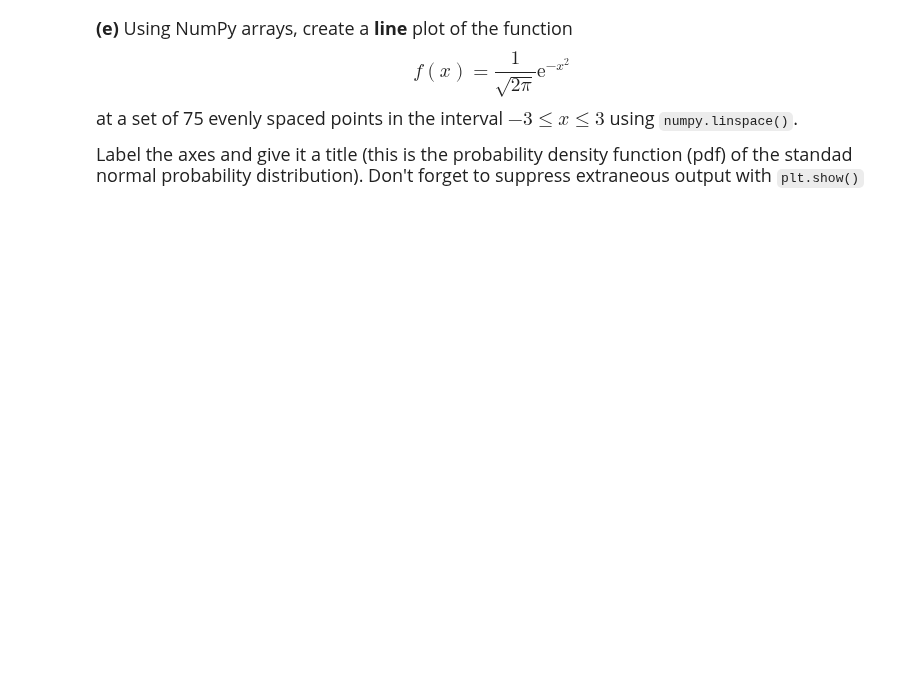
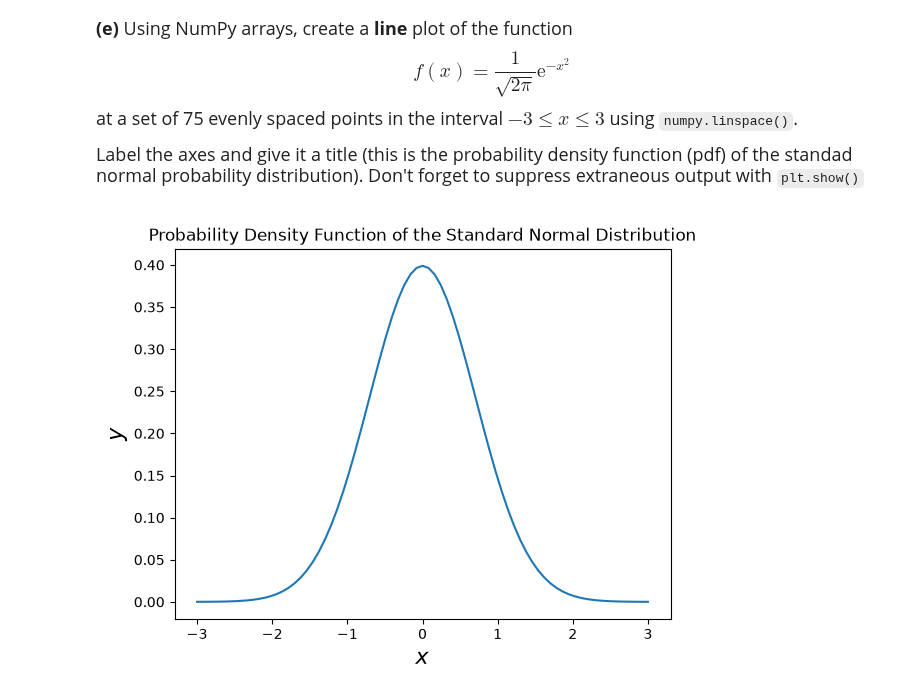
Before and after one commit to hpjay17/datasci151fall2026, a Jupyter notebook: _assignments/assignment_3/Assignment3.ipynb, the cells around one changed output. Drawn from its saved outputs; the diff is of its cells as text; code cells hidden in the pictures; blank space fills up the shorter version.

```diff
--- a/_assignments/assignment_3/Assignment3.ipynb
+++ b/_assignments/assignment_3/Assignment3.ipynb
@@ -146,3 +186,19 @@ at a set of 75 evenly spaced points in the interval $-3 \leq x \leq 3$ using `nu
 Label the axes and give it a title (this is the probability density function (pdf) of the standad normal probability distribution). Don't forget to suppress extraneous output with `plt.show()`
 # %%
 # your code here
+import matplotlib.pyplot as plt
+
+start = -3
+stop = 3
+num_points = 75
+
+x_vals = np.linspace(start, stop, num_points)
+y_vals = (1 / np.sqrt(2 * np.pi)) * np.exp(-x_vals**2)
+
+plt.plot(x_vals, y_vals)
+plt.xlabel("$x$", fontsize = 16)
+plt.ylabel("$y$", fontsize = 16)
+plt.title('Probability Density Function of the Standard Normal Distribution')
+plt.show()
+# %% [output]
+[figure, added]
```
Also changed, not shown: parts of 5 cells of this notebook.
